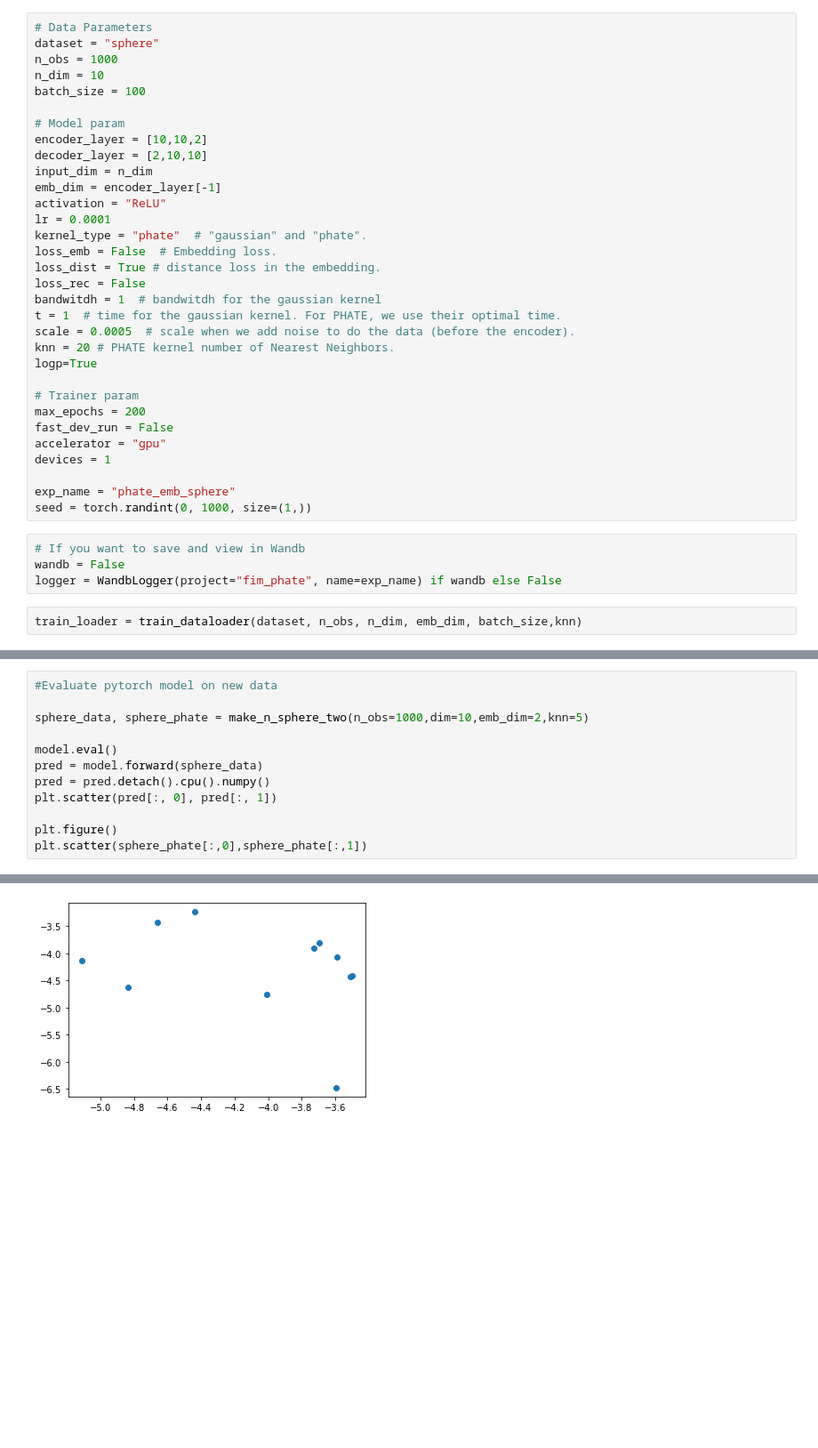
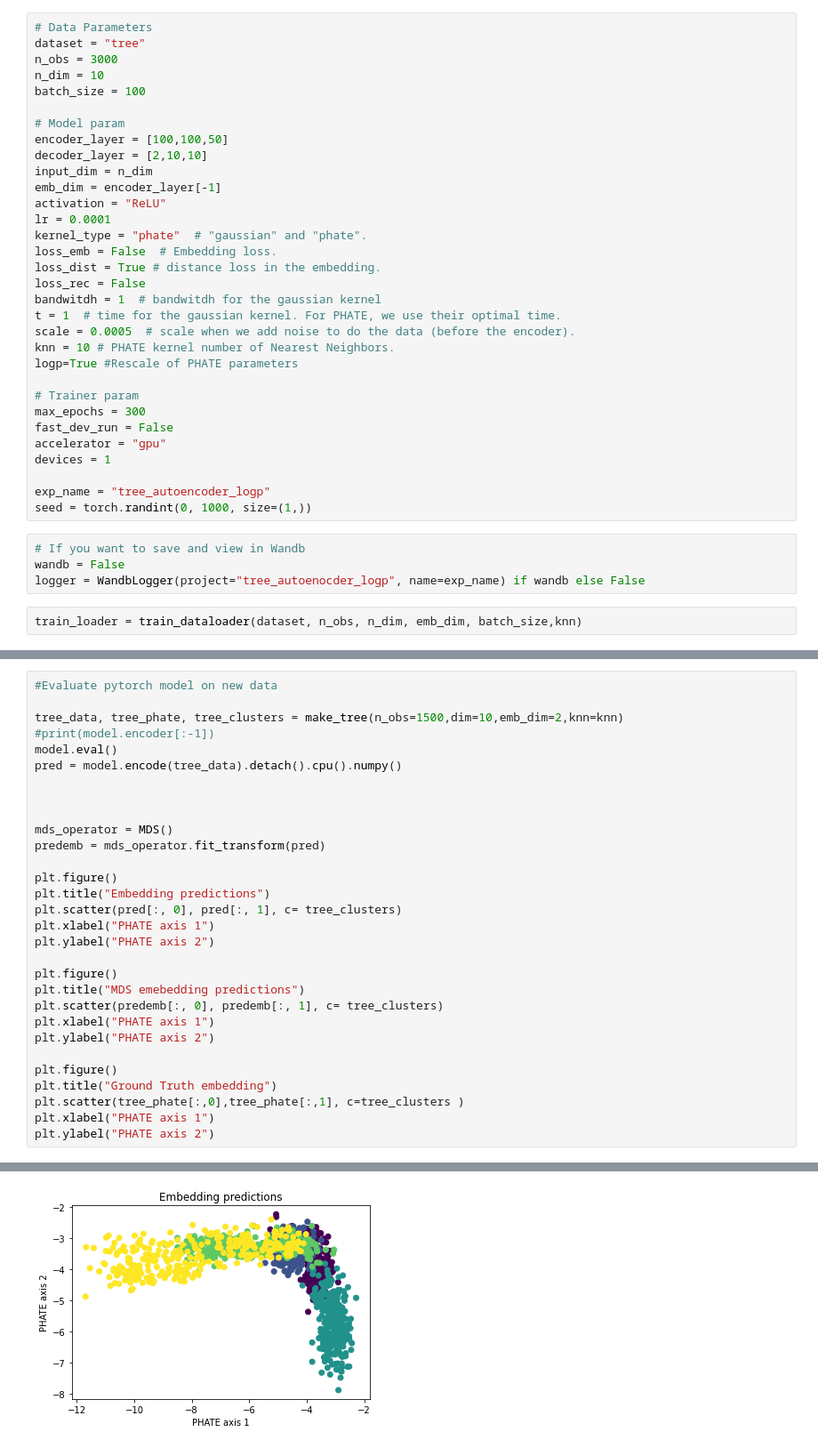
Before and after one commit to guillaumehu/phate_fim, a Jupyter notebook: notebooks/df-test-autoencoder.ipynb, the cells around one changed output, grey strips where cells are left out. Shown at 89% size. Cells and saved outputs as stored; diff of their text form; blank space fills up the shorter version.

Commit message:
Modifications for generating sphere/tree results with re-normalization

```diff
--- a/notebooks/df-test-autoencoder.ipynb
+++ b/notebooks/df-test-autoencoder.ipynb
@@ -25,12 +32,12 @@ from src.data.make_dataset import make_n_sphere_two
 # %%
 # Data Parameters
-dataset = "sphere"
-n_obs = 1000
+dataset = "tree"
+n_obs = 3000
 n_dim = 10
 batch_size = 100
 
 # Model param
-encoder_layer = [10,10,2]
+encoder_layer = [100,100,50]
 decoder_layer = [2,10,10]
 input_dim = n_dim
 emb_dim = encoder_layer[-1]
@@ -43,21 +50,21 @@ loss_rec = False
 bandwitdh = 1  # bandwitdh for the gaussian kernel
 t = 1  # time for the gaussian kernel. For PHATE, we use their optimal time.
 scale = 0.0005  # scale when we add noise to do the data (before the encoder).
-knn = 20 # PHATE kernel number of Nearest Neighbors.
-logp=True
+knn = 10 # PHATE kernel number of Nearest Neighbors.
+logp=True #Rescale of PHATE parameters
 
 # Trainer param
-max_epochs = 200
+max_epochs = 300
 fast_dev_run = False
 accelerator = "gpu"
 devices = 1
 
-exp_name = "phate_emb_sphere"
+exp_name = "tree_autoencoder_logp"
 seed = torch.randint(0, 1000, size=(1,))
 # %%
 # If you want to save and view in Wandb
 wandb = False
-logger = WandbLogger(project="fim_phate", name=exp_name) if wandb else False
+logger = WandbLogger(project="tree_autoenocder_logp", name=exp_name) if wandb else False
 # %%
 train_loader = train_dataloader(dataset, n_obs, n_dim, emb_dim, batch_size,knn)
 # %%
@@ -124,13 +154,31 @@ LOCAL_RANK: 0 - CUDA_VISIBLE_DEVICES: [0]
 # %%
 #Evaluate pytorch model on new data
 
-sphere_data, sphere_phate = make_n_sphere_two(n_obs=1000,dim=10,emb_dim=2,knn=5)
+tree_data, tree_phate, tree_clusters = make_tree(n_obs=1500,dim=10,emb_dim=2,knn=knn)
+#print(model.encoder[:-1])
+model.eval()
+pred = model.encode(tree_data).detach().cpu().numpy()
 
-model.eval()
-pred = model.forward(sphere_data)
-pred = pred.detach().cpu().numpy()
-plt.scatter(pred[:, 0], pred[:, 1])
+
+
+mds_operator = MDS()
+predemb = mds_operator.fit_transform(pred)
 
 plt.figure()
-plt.scatter(sphere_phate[:,0],sphere_phate[:,1])
+plt.title("Embedding predictions")
+plt.scatter(pred[:, 0], pred[:, 1], c= tree_clusters)
+plt.xlabel("PHATE axis 1")
+plt.ylabel("PHATE axis 2")
+
+plt.figure()
+plt.title("MDS emebedding predictions")
+plt.scatter(predemb[:, 0], predemb[:, 1], c= tree_clusters)
+plt.xlabel("PHATE axis 1")
+plt.ylabel("PHATE axis 2")
+
+plt.figure()
+plt.title("Ground Truth embedding")
+plt.scatter(tree_phate[:,0],tree_phate[:,1], c=tree_clusters )
+plt.xlabel("PHATE axis 1")
+plt.ylabel("PHATE axis 2")
 # %% [output]
@@ -145 +186 @@ plt.scatter(sphere_phate[:,0],sphere_phate[:,1])
-[figure, old version]
+[figure, new version]
```
Also changed, not shown: parts of 20 cells of this notebook, 26 other files.
